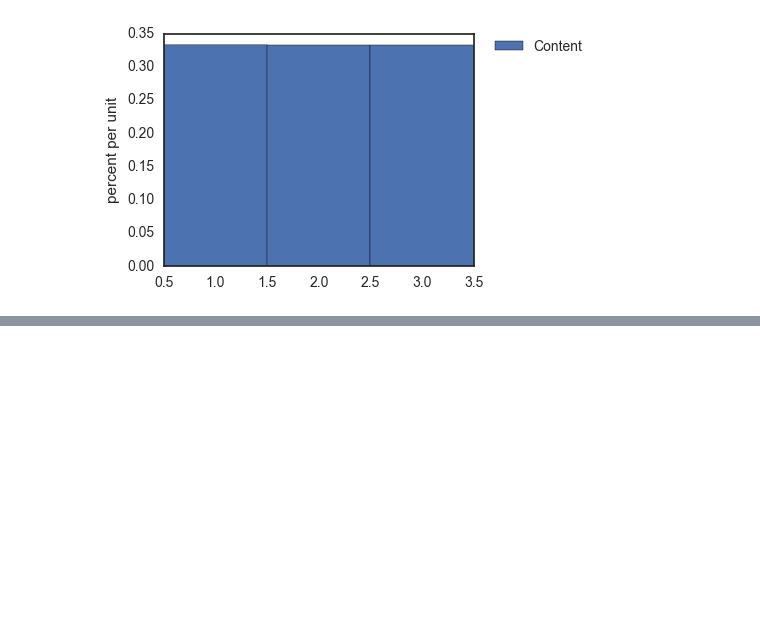
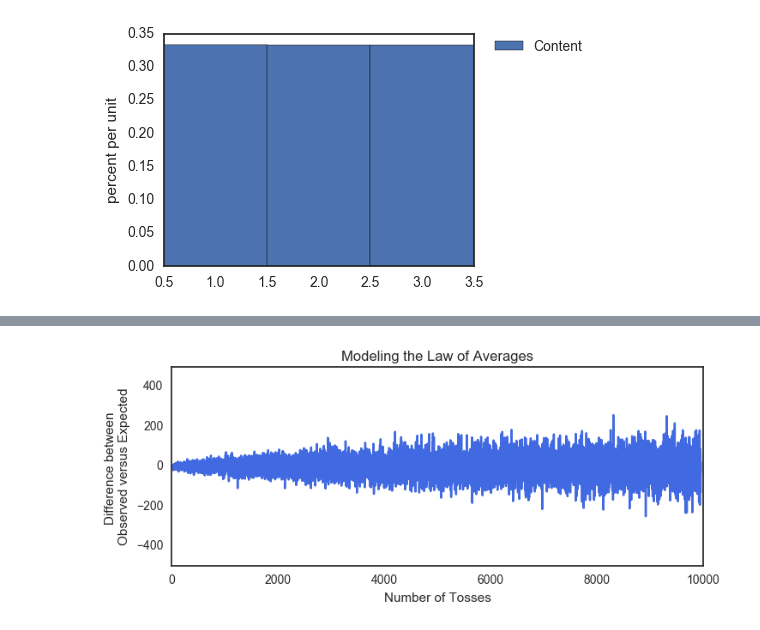
Before and after one commit to omoju/Fundamentals, a Jupyter notebook: Data/dataSampling_NormalApproximation.ipynb, the cells around one changed output, grey strips where cells are left out. Saved outputs shown, nothing was run; the diff lists cells and outputs as text; code cells hidden in the pictures; blank space fills up the shorter version.

Commit message:
feat: Law of averages

```diff
--- a/Data/dataSampling_NormalApproximation.ipynb
+++ b/Data/dataSampling_NormalApproximation.ipynb
@@ -522,0 +545,25 @@ sum_draws(100, box)
+# %%
+low, high, step = 100, 20000, 2
+length = len(range(low, high, step))
+num_tosses = numpy.zeros(shape=(length,1))
+num_heads = numpy.zeros(shape=(length,1))
+chance_error = numpy.zeros(shape=(length,1))
+percentage_difference = numpy.zeros(shape=(length,1))
+i= 0
+
+for n in range(low, high, step):
+    observed = number_of_heads(n, box)
+    expected = n//2
+    num_tosses[i] = n
+    num_heads[i] = observed
+    chance_error[i] = expected - observed
+    percentage_difference[i] = ((num_heads[i] / num_tosses[i]) * 100) - 50
+    i += 1
+# %%
+avg_heads = pd.DataFrame(index= range(low, high, step) )
+avg_heads['num_tosses'] = num_tosses
+avg_heads['num_heads'] = num_heads
+avg_heads['chance_error'] = chance_error
+avg_heads['percentage_difference'] = percentage_difference
+
+avg_heads.reset_index(inplace=True)
@@ -522,0 +579,9 @@ sum_draws(100, box)
+# %%
+pyplt.rcParams['figure.figsize'] = (8, 3)
+pyplt.plot(avg_heads.chance_error, 'royalblue')
+pyplt.ylim(-500, 500)
+pyplt.title('Modeling the Law of Averages')
+pyplt.ylabel('Difference between \nObserved versus Expected')
+pyplt.xlabel('Number of Tosses');
+# %% [output]
+[figure, added]
```
Also changed, not shown: parts of 9 cells of this notebook.
